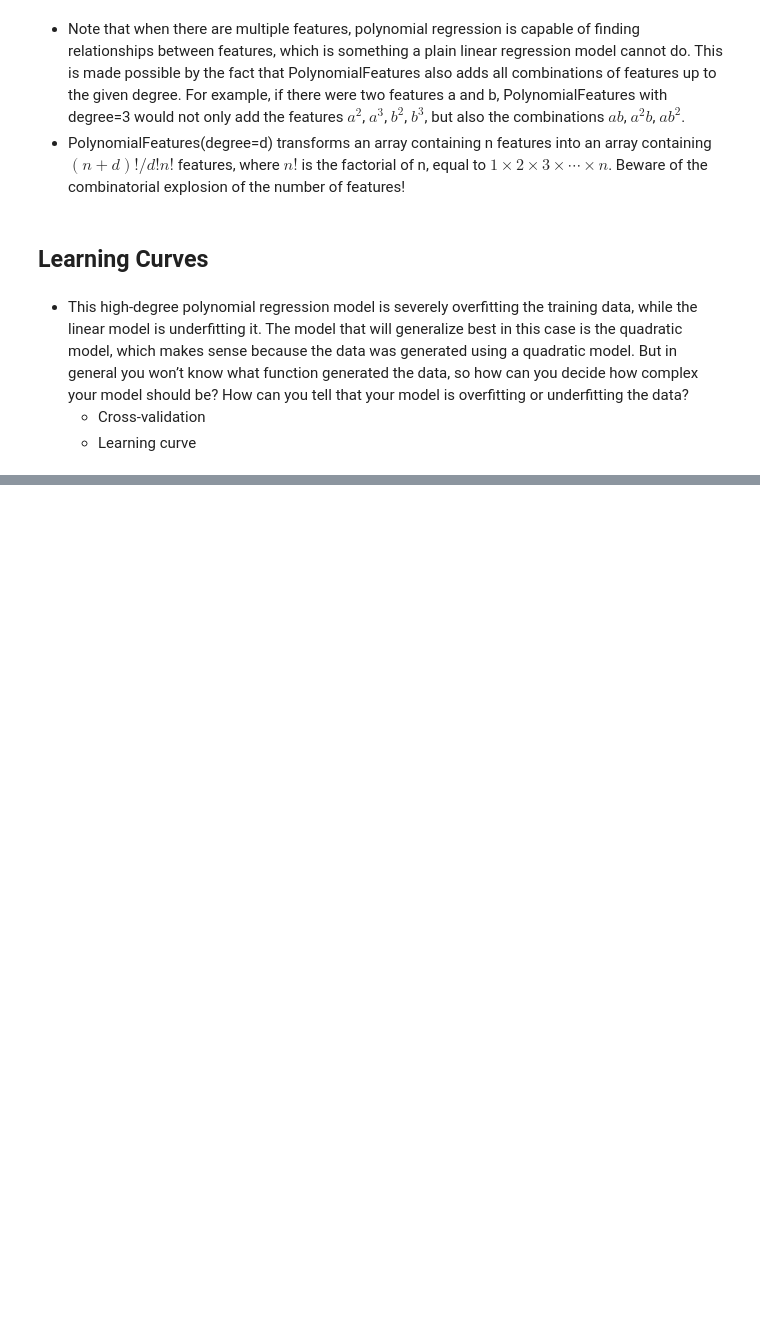
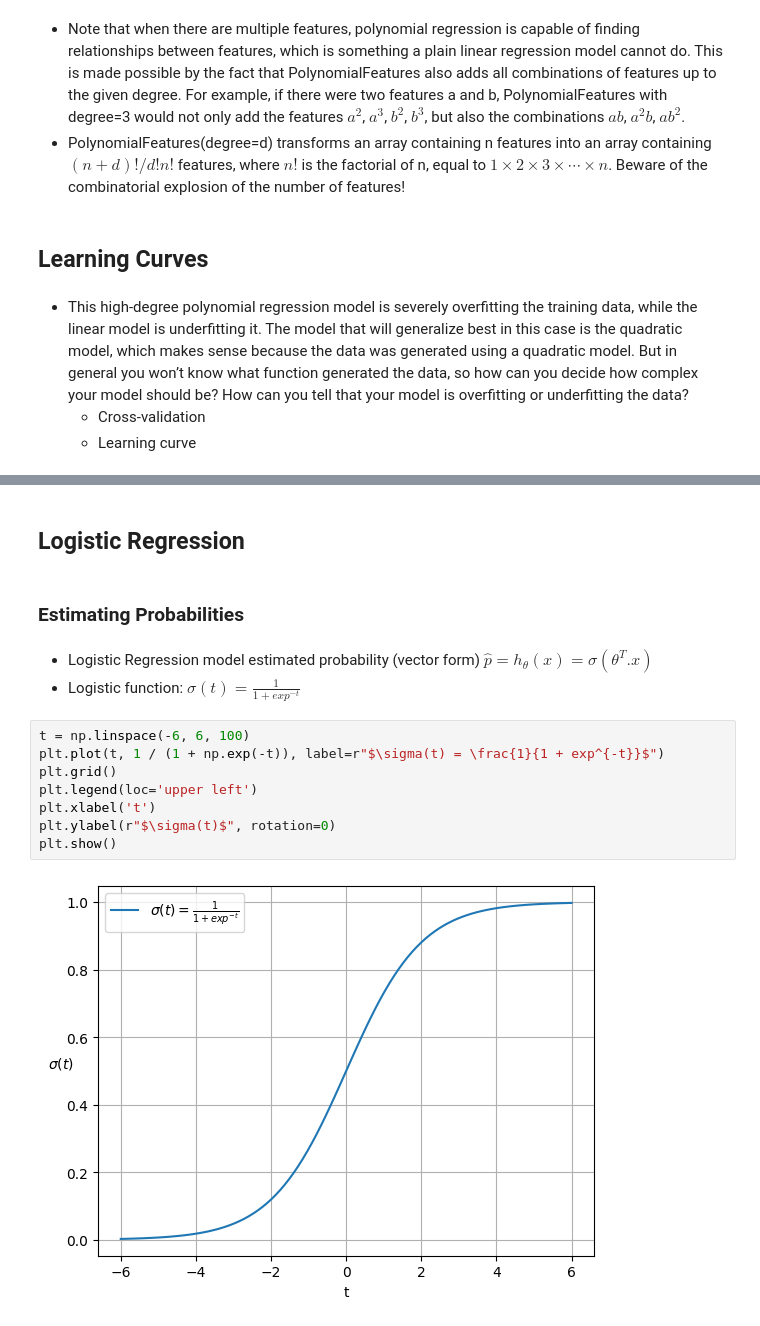
Before and after one commit to ye-wen-zi/py-machine-learning, a Jupyter notebook: training_model.ipynb, the cells around one changed output, grey strips where cells are left out. Saved outputs shown, nothing was run; the diff lists cells and outputs as text; blank space fills up the shorter version.

```diff
--- a/training_model.ipynb
+++ b/training_model.ipynb
@@ -236,0 +596,17 @@ that your model is overfitting or underfitting the data?
+# %% [markdown]
+## Logistic Regression
+# %% [markdown]
+### Estimating Probabilities
+# %% [markdown]
+* Logistic Regression model estimated probability (vector form) $\hat{p} = h_\theta(x) = \sigma(\theta^T.x)$
+* Logistic function: $\sigma(t) = \frac{1}{1 + exp^{-t}}$
+# %%
+t = np.linspace(-6, 6, 100)
+plt.plot(t, 1 / (1 + np.exp(-t)), label=r"$\sigma(t) = \frac{1}{1 + exp^{-t}}$")
+plt.grid()
+plt.legend(loc='upper left')
+plt.xlabel('t')
+plt.ylabel(r"$\sigma(t)$", rotation=0)
+plt.show()
+# %% [output]
+[figure, added]
```
Also changed, not shown: parts of 77 cells of this notebook, 1 other file.
